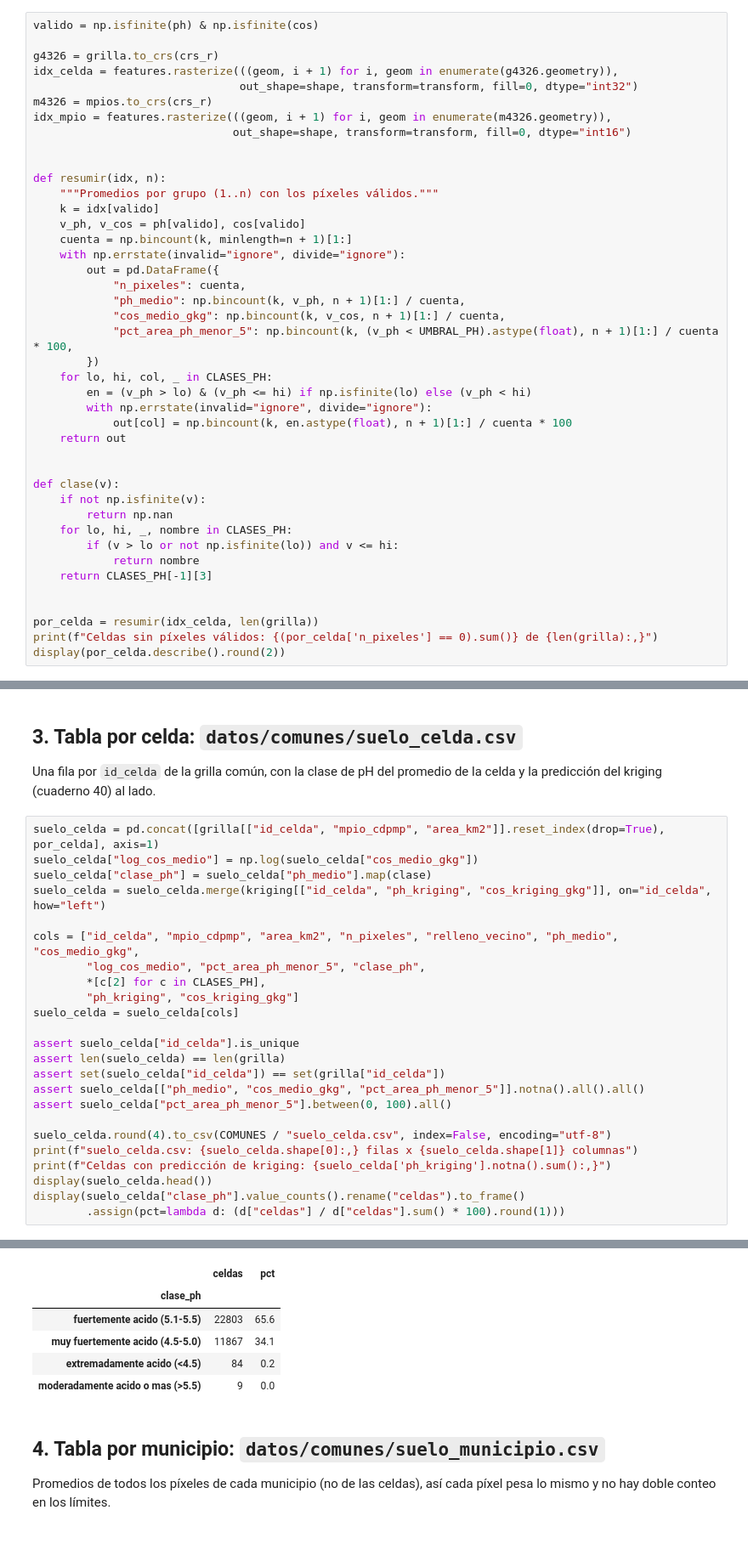
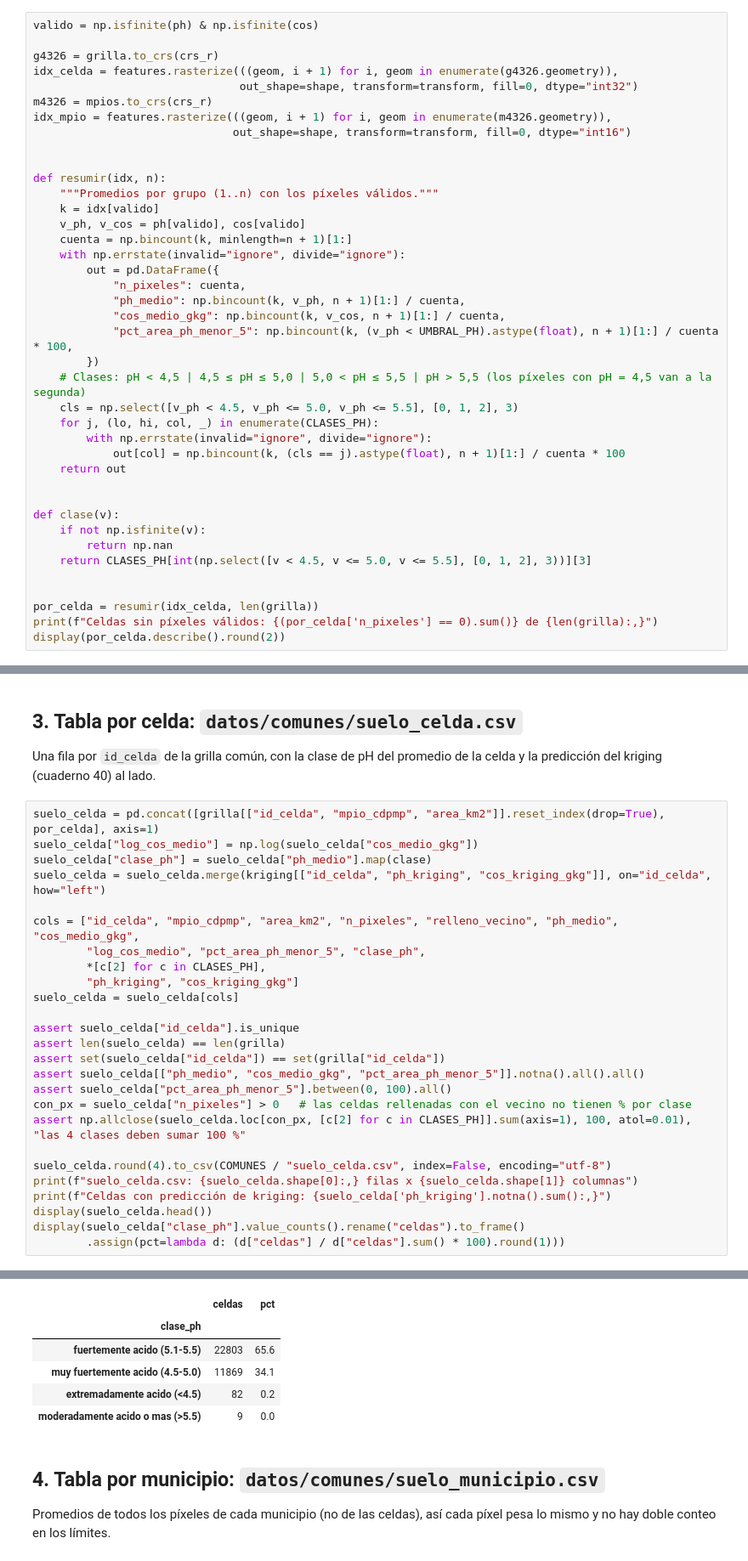
Before and after one commit to DanielFelipeRuizBermudez/Proyecto-ALTILLANURA, a Jupyter notebook: notebooks/40_suelos/42_suelos_agregacion.ipynb, the cells around one changed output, grey strips where cells are left out. Shown at 85% size. Cells and saved outputs as stored; diff of their text form.

```diff
--- a/notebooks/40_suelos/42_suelos_agregacion.ipynb
+++ b/notebooks/40_suelos/42_suelos_agregacion.ipynb
@@ -110,20 +112,18 @@ def resumir(idx, n):
             "cos_medio_gkg": np.bincount(k, v_cos, n + 1)[1:] / cuenta,
             "pct_area_ph_menor_5": np.bincount(k, (v_ph < UMBRAL_PH).astype(float), n + 1)[1:] / cuenta * 100,
         })
-    for lo, hi, col, _ in CLASES_PH:
-        en = (v_ph > lo) & (v_ph <= hi) if np.isfinite(lo) else (v_ph < hi)
+    # Clases: pH < 4,5 | 4,5 ≤ pH ≤ 5,0 | 5,0 < pH ≤ 5,5 | pH > 5,5 (los píxeles con pH = 4,5 van a la segunda)
+    cls = np.select([v_ph < 4.5, v_ph <= 5.0, v_ph <= 5.5], [0, 1, 2], 3)
+    for j, (lo, hi, col, _) in enumerate(CLASES_PH):
         with np.errstate(invalid="ignore", divide="ignore"):
-            out[col] = np.bincount(k, en.astype(float), n + 1)[1:] / cuenta * 100
+            out[col] = np.bincount(k, (cls == j).astype(float), n + 1)[1:] / cuenta * 100
     return out
 
 
 def clase(v):
     if not np.isfinite(v):
         return np.nan
-    for lo, hi, _, nombre in CLASES_PH:
-        if (v > lo or not np.isfinite(lo)) and v <= hi:
-            return nombre
-    return CLASES_PH[-1][3]
+    return CLASES_PH[int(np.select([v < 4.5, v <= 5.0, v <= 5.5], [0, 1, 2], 3))][3]
 
 
 por_celda = resumir(idx_celda, len(grilla))
@@ -171,35 +171,37 @@ suelo_celda = suelo_celda.merge(kriging[["id_celda", "ph_kriging", "cos_kriging_
 cols = ["id_celda", "mpio_cdpmp", "area_km2", "n_pixeles", "relleno_vecino", "ph_medio", "cos_medio_gkg",
         "log_cos_medio", "pct_area_ph_menor_5", "clase_ph",
         *[c[2] for c in CLASES_PH],
         "ph_kriging", "cos_kriging_gkg"]
 suelo_celda = suelo_celda[cols]
 
 assert suelo_celda["id_celda"].is_unique
 assert len(suelo_celda) == len(grilla)
 assert set(suelo_celda["id_celda"]) == set(grilla["id_celda"])
 assert suelo_celda[["ph_medio", "cos_medio_gkg", "pct_area_ph_menor_5"]].notna().all().all()
 assert suelo_celda["pct_area_ph_menor_5"].between(0, 100).all()
+con_px = suelo_celda["n_pixeles"] > 0   # las celdas rellenadas con el vecino no tienen % por clase
+assert np.allclose(suelo_celda.loc[con_px, [c[2] for c in CLASES_PH]].sum(axis=1), 100, atol=0.01), "las 4 clases deben sumar 100 %"
 
 suelo_celda.round(4).to_csv(COMUNES / "suelo_celda.csv", index=False, encoding="utf-8")
 print(f"suelo_celda.csv: {suelo_celda.shape[0]:,} filas x {suelo_celda.shape[1]} columnas")
 print(f"Celdas con predicción de kriging: {suelo_celda['ph_kriging'].notna().sum():,}")
 display(suelo_celda.head())
 display(suelo_celda["clase_ph"].value_counts().rename("celdas").to_frame()
         .assign(pct=lambda d: (d["celdas"] / d["celdas"].sum() * 100).round(1)))
 # %% [output]
 suelo_celda.csv: 34,763 filas x 16 columnas
 Celdas con predicción de kriging: 33,912
 |  | id_celda | mpio_cdpmp | area_km2 | n_pixeles | relleno_vecino | ph_medio | cos_medio_gkg | log_cos_medio | ... |
 | 0 | x4970_y2012 | 50573 | 0.143016 | 3 | False | 5.033333 | 23.511111 | 3.157473 | ... |
 | 1 | x4970_y2014 | 50573 | 0.451955 | 5 | False | 5.163333 | 31.363334 | 3.445639 | ... |
 | 2 | x4972_y2010 | 50573 | 0.198384 | 1 | False | 5.116667 | 22.650000 | 3.120160 | ... |
 | 3 | x4972_y2012 | 50573 | 2.994346 | 41 | False | 5.084959 | 22.450000 | 3.111291 | ... |
 | 4 | x4972_y2014 | 50573 | 1.611103 | 17 | False | 5.158824 | 25.634314 | 3.243932 | ... |
 |  | celdas | pct |
 | clase_ph |  |  |
 | fuertemente acido (5.1-5.5) | 22803 | 65.6 |
-| muy fuertemente acido (4.5-5.0) | 11867 | 34.1 |
-| extremadamente acido (<4.5) | 84 | 0.2 |
+| muy fuertemente acido (4.5-5.0) | 11869 | 34.1 |
+| extremadamente acido (<4.5) | 82 | 0.2 |
 | moderadamente acido o mas (>5.5) | 9 | 0.0 |
 # %% [markdown]
 ## 4. Tabla por municipio: `datos/comunes/suelo_municipio.csv`
```
Also changed, not shown: parts of 3 cells of this notebook, 15 other files.
